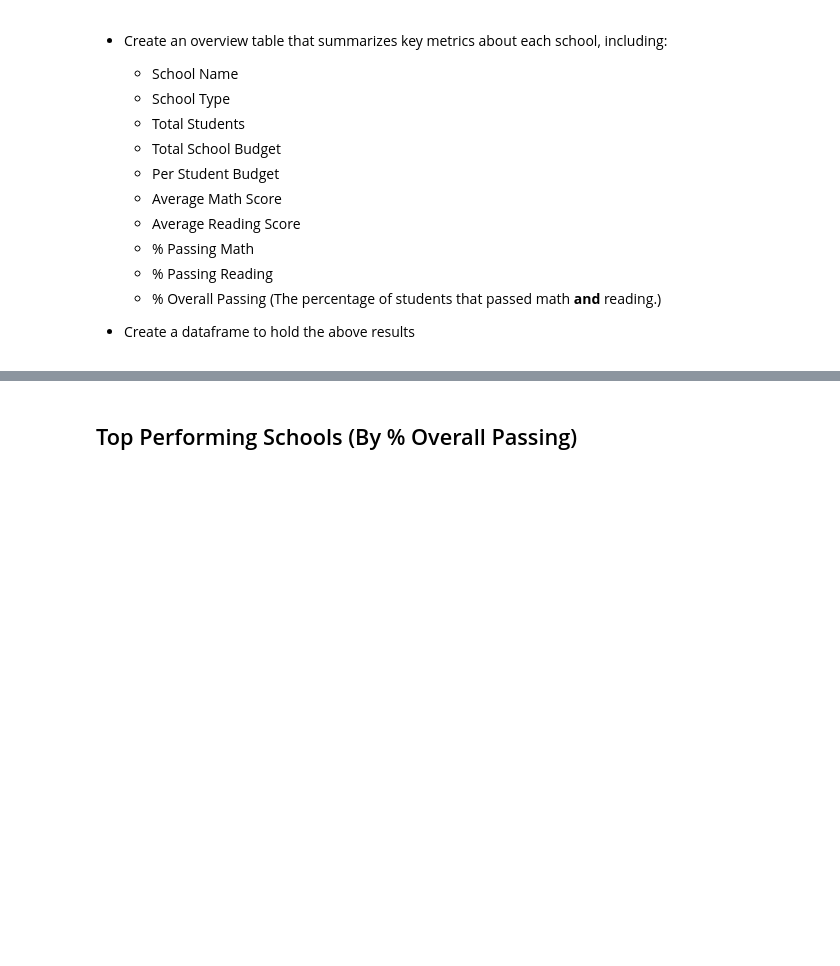
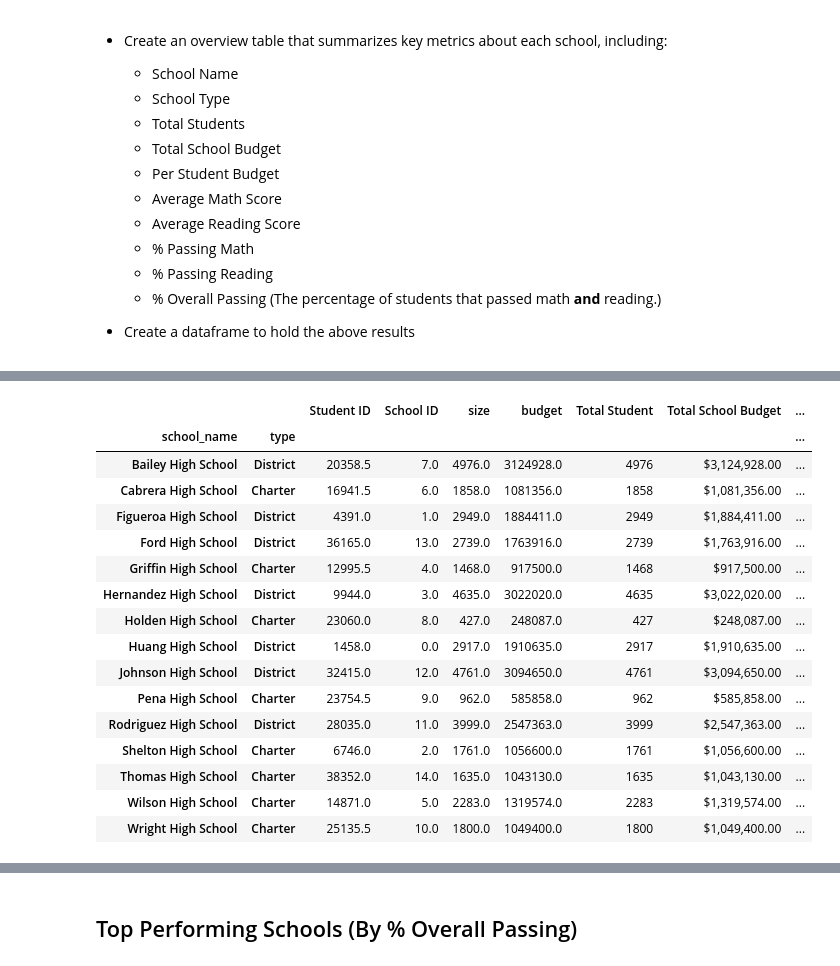
Before and after one commit to kdaltayli/Pandas_Challenge_KA, a Jupyter notebook: PyCitySchools/PyCitySchools_starter.ipynb, the cells around one changed output, grey strips where cells are left out. Drawn from its saved outputs; the diff is of its cells as text; code cells hidden in the pictures; blank space fills up the shorter version.

```diff
--- a/PyCitySchools/PyCitySchools_starter.ipynb
+++ b/PyCitySchools/PyCitySchools_starter.ipynb
@@ -192,0 +219,26 @@ KeyError: ('school_name', 'type')
+# %%
+# Average Math Score
+school_summary["Average Math Score"]=school_summary["math_score"]
+del school_summary["math_score"]
+# Average Reading Score
+school_summary["Average Reading Score"]=school_summary["reading_score"]
+del school_summary["reading_score"]
+school_summary
+# %% [output]
+|  |  | Student ID | School ID | size | budget | Total Student | Total School Budget | ... |
+| school_name | type |  |  |  |  |  |  | ... |
+| Bailey High School | District | 20358.5 | 7.0 | 4976.0 | 3124928.0 | 4976 | $3,124,928.00 | ... |
+| Cabrera High School | Charter | 16941.5 | 6.0 | 1858.0 | 1081356.0 | 1858 | $1,081,356.00 | ... |
+| Figueroa High School | District | 4391.0 | 1.0 | 2949.0 | 1884411.0 | 2949 | $1,884,411.00 | ... |
+| Ford High School | District | 36165.0 | 13.0 | 2739.0 | 1763916.0 | 2739 | $1,763,916.00 | ... |
+| Griffin High School | Charter | 12995.5 | 4.0 | 1468.0 | 917500.0 | 1468 | $917,500.00 | ... |
+| Hernandez High School | District | 9944.0 | 3.0 | 4635.0 | 3022020.0 | 4635 | $3,022,020.00 | ... |
+| Holden High School | Charter | 23060.0 | 8.0 | 427.0 | 248087.0 | 427 | $248,087.00 | ... |
+| Huang High School | District | 1458.0 | 0.0 | 2917.0 | 1910635.0 | 2917 | $1,910,635.00 | ... |
+| Johnson High School | District | 32415.0 | 12.0 | 4761.0 | 3094650.0 | 4761 | $3,094,650.00 | ... |
+| Pena High School | Charter | 23754.5 | 9.0 | 962.0 | 585858.0 | 962 | $585,858.00 | ... |
+| Rodriguez High School | District | 28035.0 | 11.0 | 3999.0 | 2547363.0 | 3999 | $2,547,363.00 | ... |
+| Shelton High School | Charter | 6746.0 | 2.0 | 1761.0 | 1056600.0 | 1761 | $1,056,600.00 | ... |
+| Thomas High School | Charter | 38352.0 | 14.0 | 1635.0 | 1043130.0 | 1635 | $1,043,130.00 | ... |
+| Wilson High School | Charter | 14871.0 | 5.0 | 2283.0 | 1319574.0 | 2283 | $1,319,574.00 | ... |
+| Wright High School | Charter | 25135.5 | 10.0 | 1800.0 | 1049400.0 | 1800 | $1,049,400.00 | ... |
```
Also changed, not shown: parts of 39 cells of this notebook.
